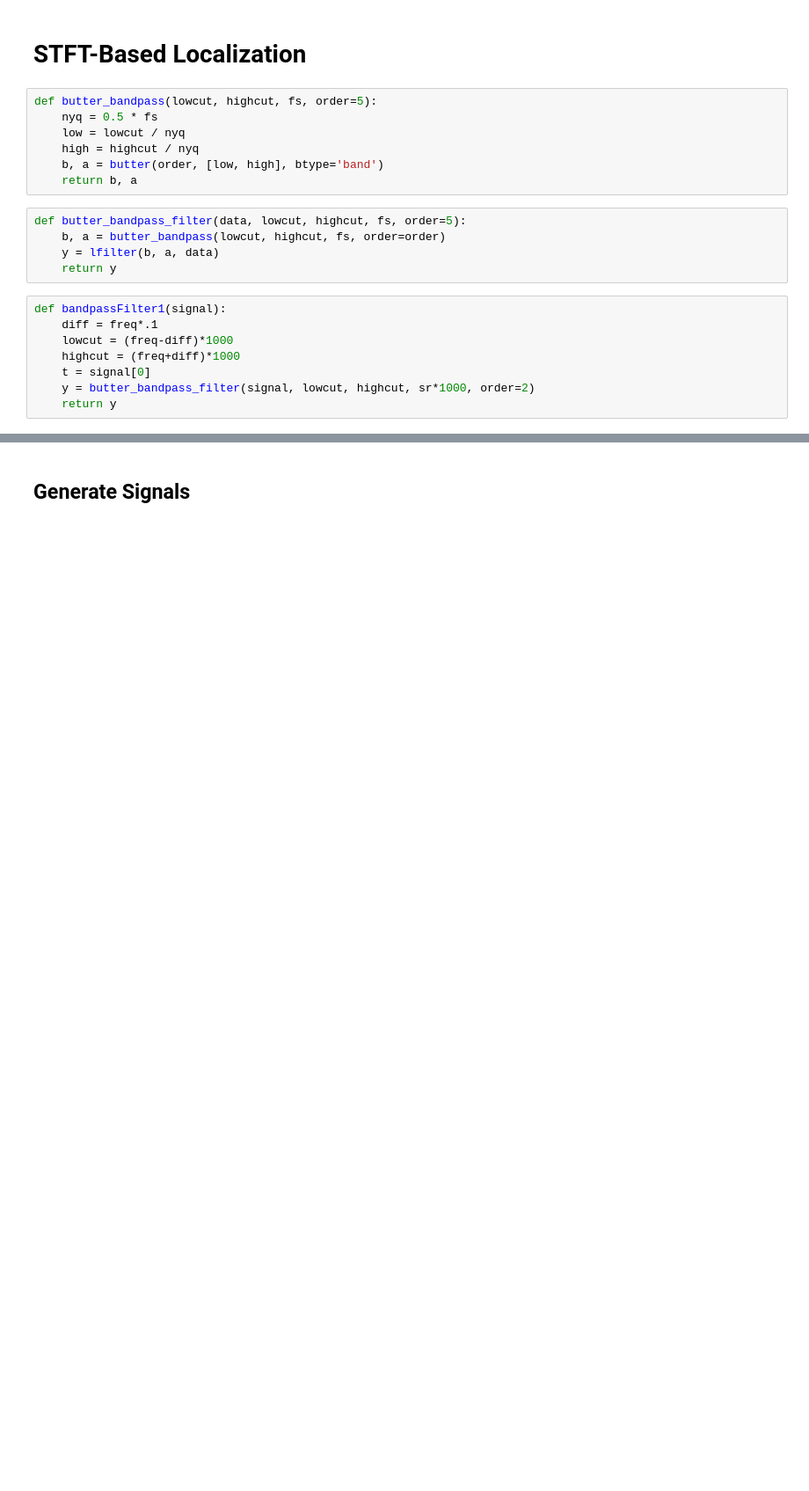
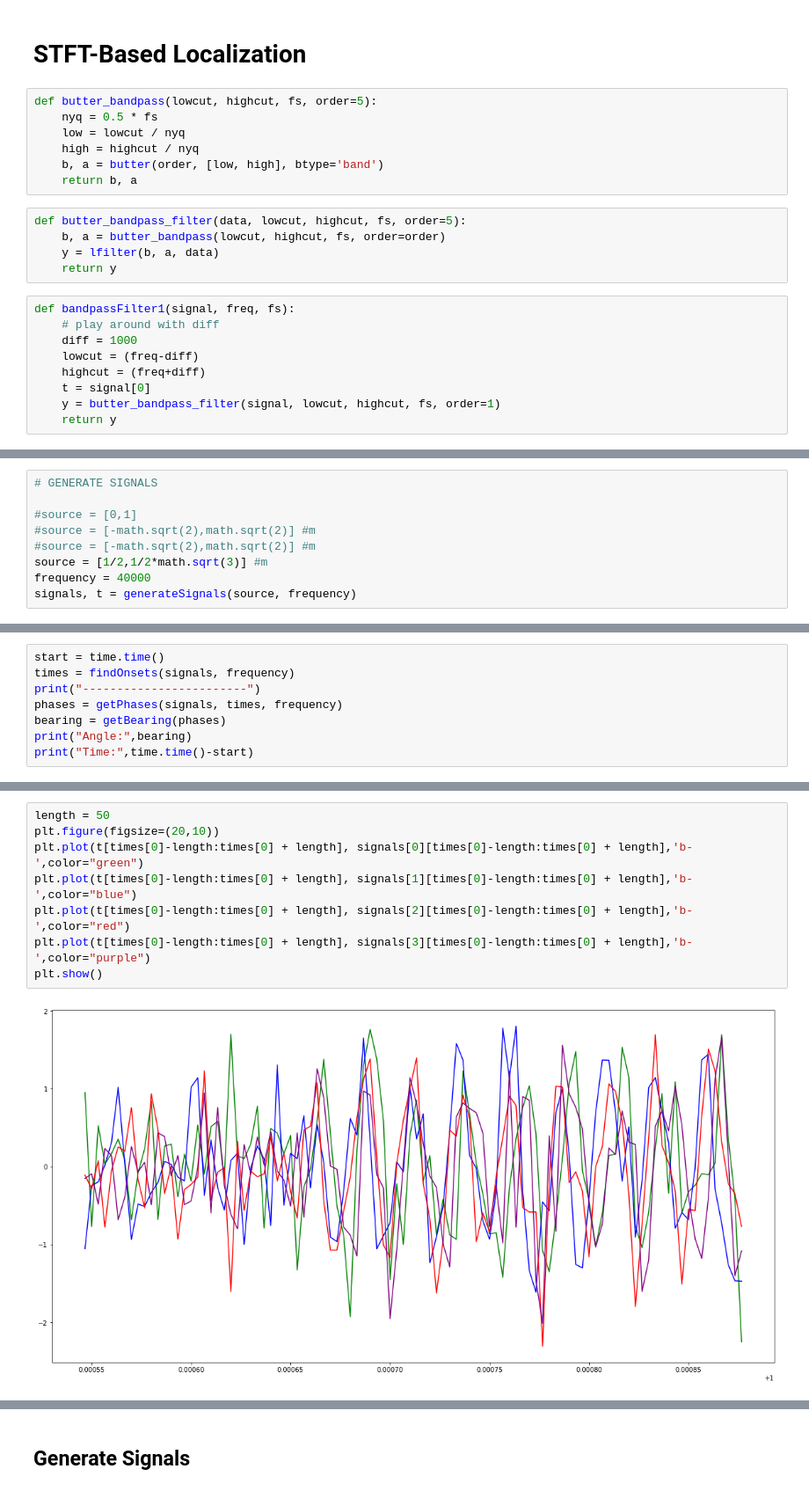
Before and after one commit to MuddSub/Hydrophones, a Jupyter notebook: Process-Hphones.ipynb, the cells around one changed output, grey strips where cells are left out. Shown at 88% size. Drawn from its saved outputs; the diff is of its cells as text; blank space fills up the shorter version.

```diff
--- a/Process-Hphones.ipynb
+++ b/Process-Hphones.ipynb
@@ -77,11 +77,12 @@ def butter_bandpass_filter(data, lowcut, highcut, fs, order=5):
     y = lfilter(b, a, data)
     return y
 # %%
-def bandpassFilter1(signal):
-    diff = freq*.1
-    lowcut = (freq-diff)*1000
-    highcut = (freq+diff)*1000
+def bandpassFilter1(signal, freq, fs):
+    # play around with diff
+    diff = 1000
+    lowcut = (freq-diff)
+    highcut = (freq+diff)
     t = signal[0]
-    y = butter_bandpass_filter(signal, lowcut, highcut, sr*1000, order=2)
+    y = butter_bandpass_filter(signal, lowcut, highcut, fs, order=1)
     return y
 # %%
@@ -228,0 +190,9 @@ plt.show()
+# %%
+# GENERATE SIGNALS
+
+#source = [0,1]
+#source = [-math.sqrt(2),math.sqrt(2)] #m
+#source = [-math.sqrt(2),math.sqrt(2)] #m
+source = [1/2,1/2*math.sqrt(3)] #m
+frequency = 40000
+signals, t = generateSignals(source, frequency)
@@ -228,0 +204,8 @@ plt.show()
+# %%
+start = time.time()
+times = findOnsets(signals, frequency)
+print("------------------------")
+phases = getPhases(signals, times, frequency)
+bearing = getBearing(phases)
+print("Angle:",bearing)
+print("Time:",time.time()-start)
@@ -229 +220,11 @@ plt.show()
+# %%
+length = 50
+plt.figure(figsize=(20,10))
+plt.plot(t[times[0]-length:times[0] + length], signals[0][times[0]-length:times[0] + length],'b-',color="green")
+plt.plot(t[times[0]-length:times[0] + length], signals[1][times[0]-length:times[0] + length],'b-',color="blue")
+plt.plot(t[times[0]-length:times[0] + length], signals[2][times[0]-length:times[0] + length],'b-',color="red")
+plt.plot(t[times[0]-length:times[0] + length], signals[3][times[0]-length:times[0] + length],'b-',color="purple")
+plt.show()
+# %% [output]
+[figure, added]
 # %% [markdown]
```
Also changed, not shown: parts of 9 cells of this notebook.
